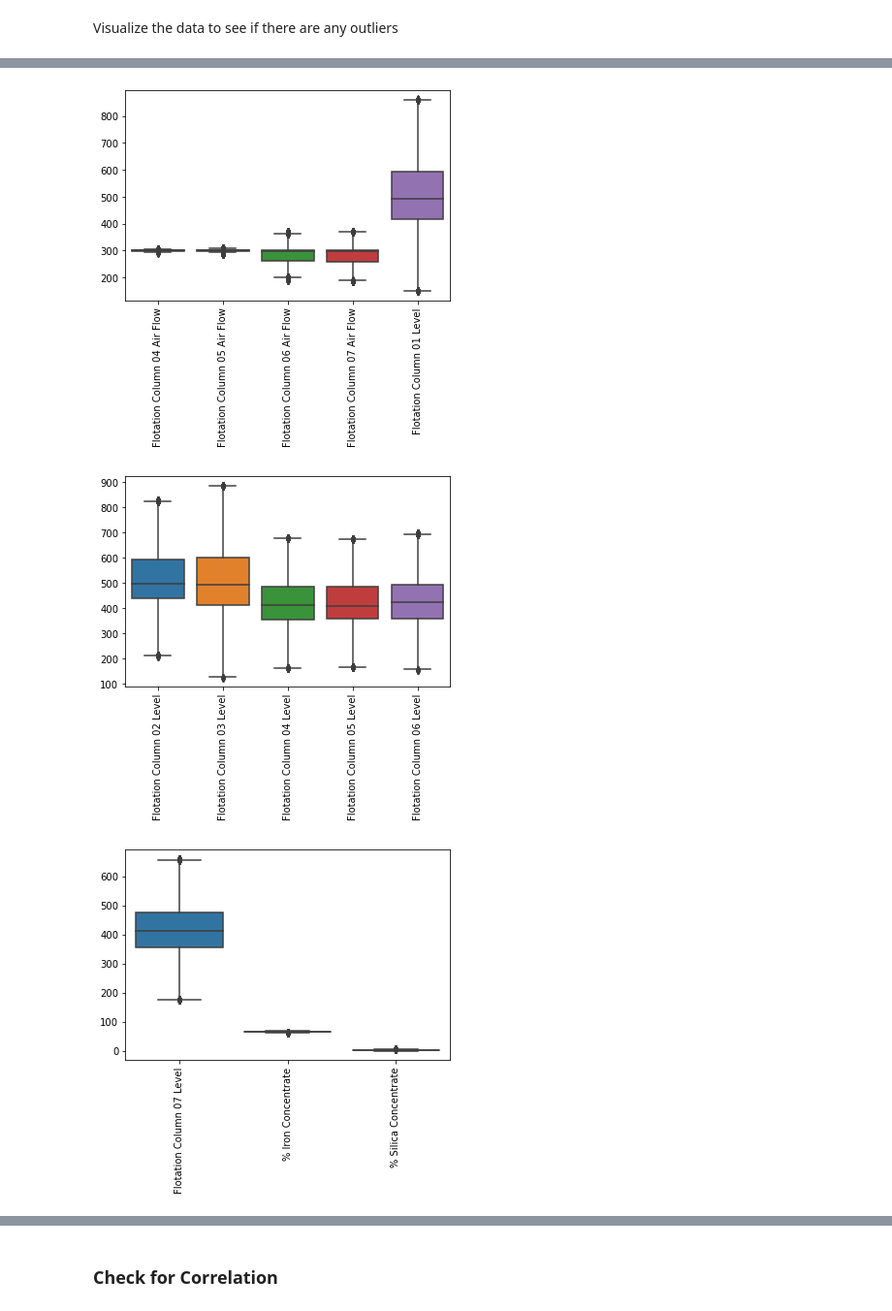
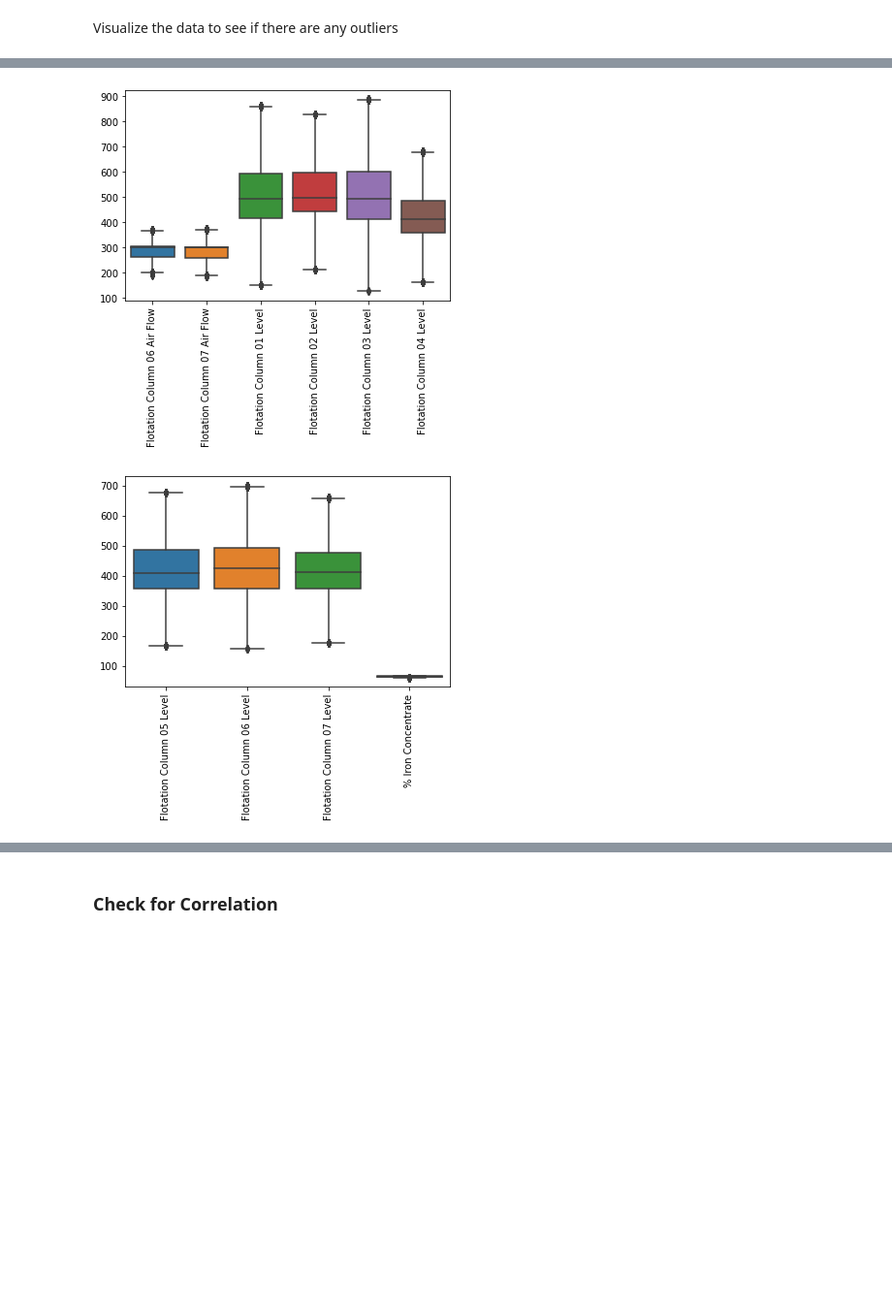
Before and after one commit to jtsang02/MINE-432-Project, a Jupyter notebook: ProjectCode.ipynb, the cells around one changed output, grey strips where cells are left out. Shown: that part at 97% size. Saved outputs shown, nothing was run; the diff lists cells and outputs as text; code cells hidden in the pictures; blank space fills up the shorter version.

```diff
--- a/ProjectCode.ipynb
+++ b/ProjectCode.ipynb
@@ -117,10 +117,10 @@ dataset.head()
 Visualize the data to see if there are any outliers
 # %%
 
-# create boxplots of each column exzcept the last one
+# create boxplots of each column except % silica concentrate
 x = dataset.iloc[:, :-1]
-for i in range(0, len(x.columns), 5):
-    sns.boxplot(data=dataset.iloc[:, i:i+5])
+for i in range(0, len(x.columns), 6):
+    sns.boxplot(data=x.iloc[:, i:i+6])
     # make the x
     plt.xticks(rotation=90)
     plt.show()
@@ -130,3 +130,2 @@ for i in range(0, len(x.columns), 5):
-[figure, old version]
+[figure, new version]
-[figure, old version]
+[figure, new version]
-[figure, removed]
```
Also changed, not shown: parts of 23 cells of this notebook, 1 other file.
